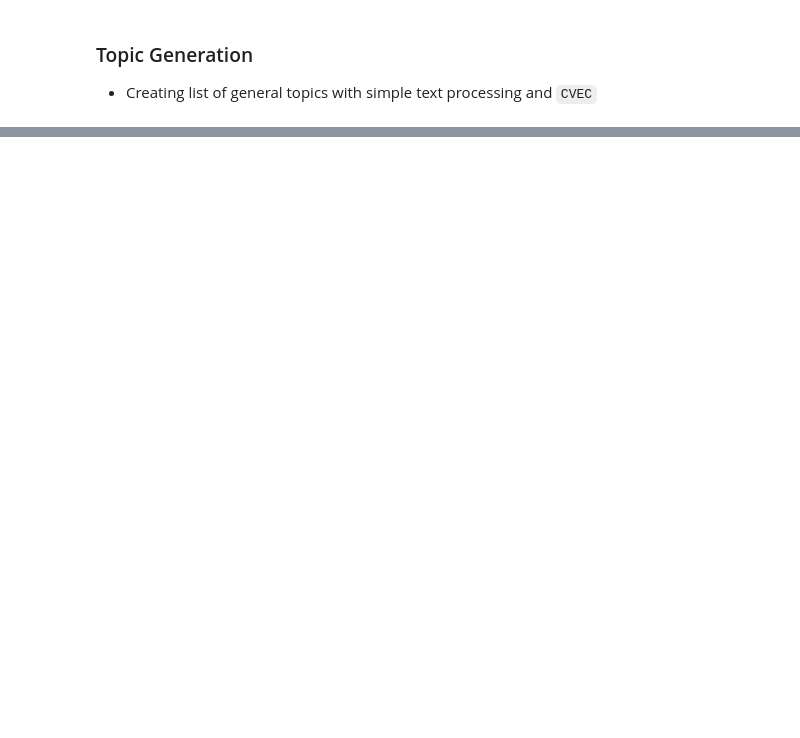
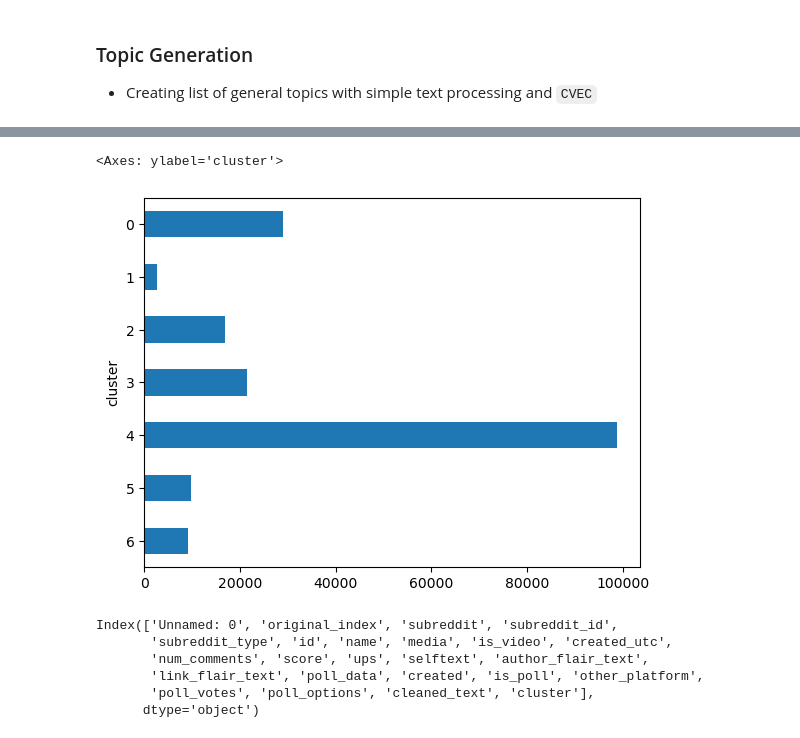
Before and after one commit to sonyah-hawaii/recommerce-reddit-scraping, a Jupyter notebook: feature_engineering.ipynb, the cells around one changed output, grey strips where cells are left out. Drawn from its saved outputs; the diff is of its cells as text; code cells hidden in the pictures; blank space fills up the shorter version.

```diff
--- a/feature_engineering.ipynb
+++ b/feature_engineering.ipynb
@@ -442,0 +222,26 @@ AttributeError: 'float' object has no attribute 'split'
+# %%
+posts.dropna(subset='selftext', inplace=True)
+# %%
+#
+
+tokenizer = RegexpTokenizer(r'[A-Za-z]+')
+lemmatizer = WordNetLemmatizer()
+all_stopwords = stopwords.words('english') + [
+    'anyone','someone','everyone','everybody',
+    'also','you','your','etsy','depop','grailed','ebay','stockx',
+    'http','www','com','reddit'] + posts['subreddit'].unique()
+
+def post_processor(sentence: str, tokenizer, lemmatizer, stopwords) -> str:
+
+    tokenized = tokenizer.tokenize(sentence.lower())
+    lemmatized = [lemmatizer.lemmatize(i) for i in tokenized]
+    no_stopwords = [w for w in lemmatized if w not in all_stopwords]
+    return ' '.join(no_stopwords).replace('\n', ' ').strip()
+
+j = 0
+total_posts = len(posts)
+cleaned_posts = []
+for post in posts['selftext']:
+    cleaned_posts.append(post_processor(post, tokenizer, lemmatizer, all_stopwords))
+
+posts['cleaned_text'] = cleaned_posts
@@ -442,0 +346,14 @@ AttributeError: 'float' object has no attribute 'split'
+# %%
+clustering_vectorizer = CountVectorizer(
+    analyzer='word',
+    tokenizer=None,
+    preprocessor=None,
+    stop_words=None,
+    max_features=10_000,
+    min_df=0.2,
+    ngram_range=(1,3)
+)
+output_phrases = clustering_vectorizer.fit_transform(cleaned_posts)
+topics_counts = pd.DataFrame(output_phrases.toarray(),
+                             columns=clustering_vectorizer.get_feature_names_out()).sum().sort_values(
+                                 ascending=False)
@@ -442,0 +362,3 @@ AttributeError: 'float' object has no attribute 'split'
+# %%
+clustering = KMeans(n_clusters=7, random_state=42).fit(output_phrases)
+posts['cluster'] = clustering.labels_
@@ -442,0 +382,14 @@ AttributeError: 'float' object has no attribute 'split'
+# %%
+posts['cluster'].value_counts().sort_index(ascending=False).plot(kind='barh')
+# %% [output]
+<Axes: ylabel='cluster'>
+[figure, added]
+# %%
+posts.columns
+# %% [output]
+Index(['Unnamed: 0', 'original_index', 'subreddit', 'subreddit_id',
+       'subreddit_type', 'id', 'name', 'media', 'is_video', 'created_utc',
+       'num_comments', 'score', 'ups', 'selftext', 'author_flair_text',
+       'link_flair_text', 'poll_data', 'created', 'is_poll', 'other_platform',
+       'poll_votes', 'poll_options', 'cleaned_text', 'cluster'],
+      dtype='object')
```
Also changed, not shown: parts of 52 cells of this notebook, 3 other files.
